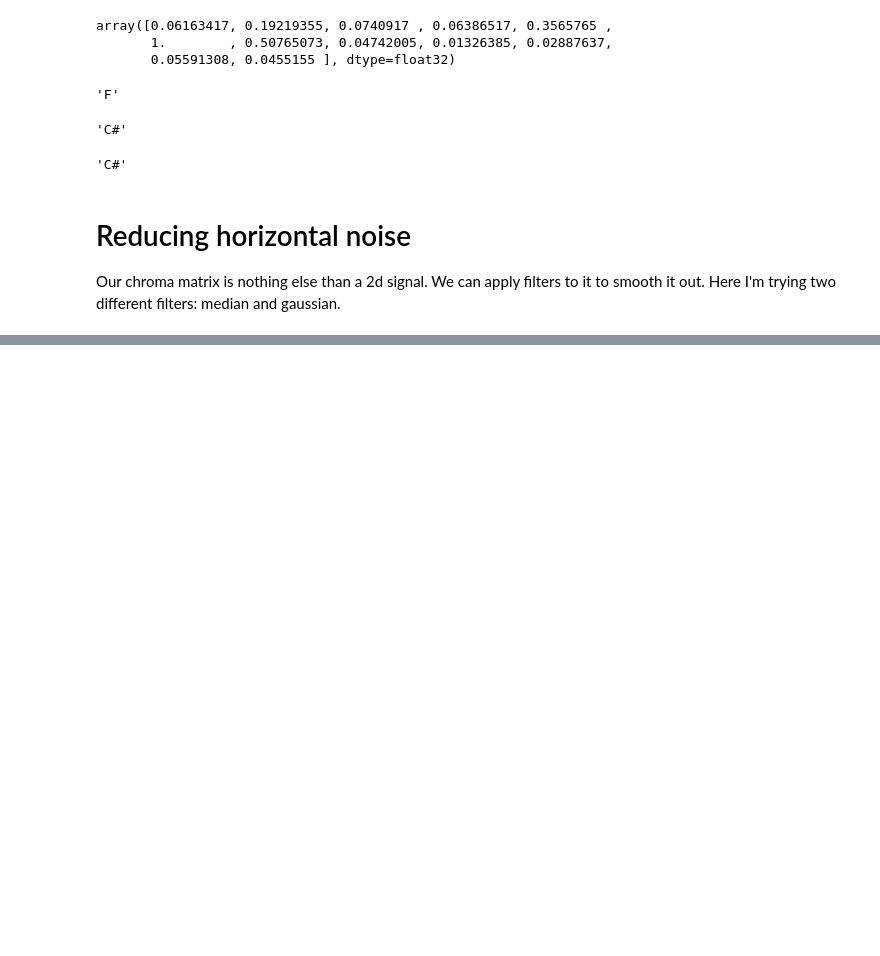
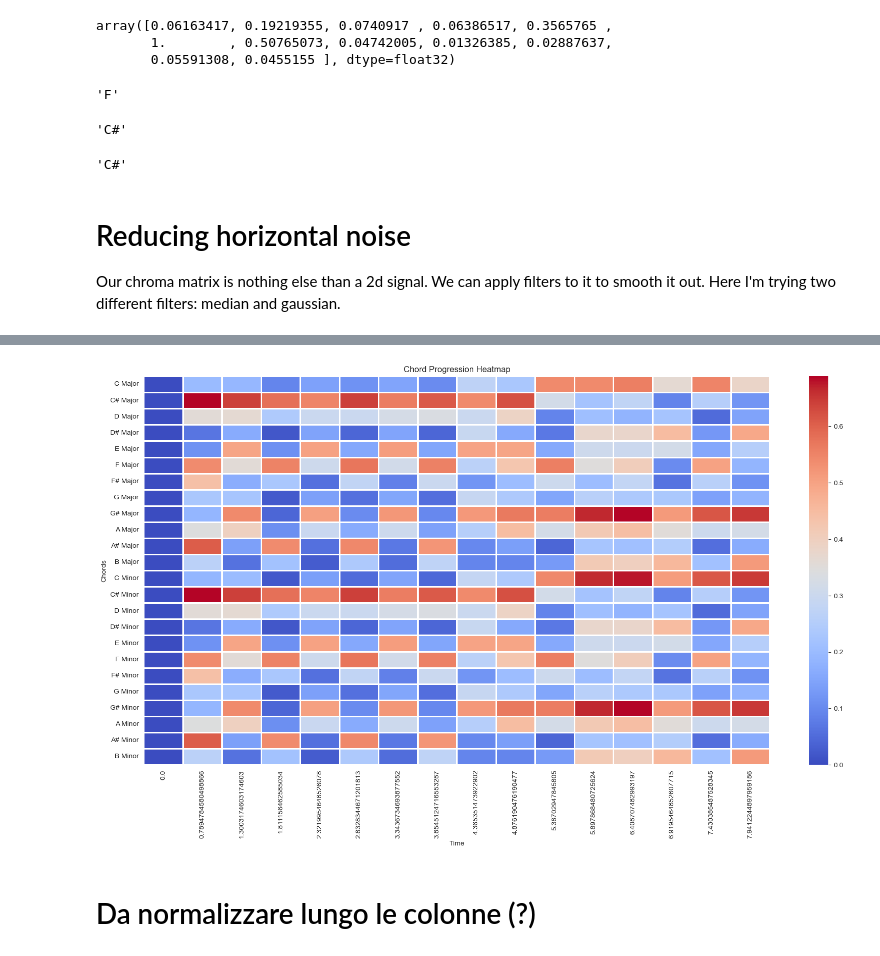
Before and after one commit to BacobaxUnitn/progetto_SIV, a Jupyter notebook: using_librosa.ipynb, the cells around one changed output, grey strips where cells are left out. Cells and saved outputs as stored; diff of their text form; code cells hidden in the pictures; blank space fills up the shorter version.

```diff
--- a/using_librosa.ipynb
+++ b/using_librosa.ipynb
@@ -585,0 +475,3 @@ Playing: F, Notes: [65, 69, 72], Start: 358.35, End: 363.72
+# %%
+df = filter_chord_df(df)
+df
@@ -585,0 +492,39 @@ Playing: F, Notes: [65, 69, 72], Start: 358.35, End: 363.72
+# %%
+import seaborn as sns
+def plot_chord_heatmap(df, window:(int,int)=None):
+
+    time_df = df.set_index("time", inplace=False)
+
+    if window is not None:
+            start, end = window
+            time_df = time_df.loc[start:end]
+
+    plt.figure(figsize=(20, 10))  # Set figure size
+    sns.heatmap(time_df.T, cmap="coolwarm", annot=False, linewidths=1)
+
+    # Add labels and title
+    plt.xlabel("Time")
+    plt.ylabel("Chords")
+    plt.title("Chord Progression Heatmap")
+
+    plt.show()
+#plot_chord_heatmap(df, window=(10, 20))
+# %%
+
+def tempo_and_duration(signal, sr):
+    tempo, beats = librosa.beat.beat_track(y=signal, sr=sr)
+    beat_times = librosa.frames_to_time(beats, sr=sr)
+    beat_duration = 60 / tempo  # Seconds per beat
+    return tempo, beat_times, beat_duration
+
+_, _, beat_duration = tempo_and_duration(y, sr)
+period = hop_size / sr  # Seconds per column
+how_many_samples_in_a_beat = int(beat_duration / period)
+# %%
+sampled_df = df.iloc[::how_many_samples_in_a_beat]
+# %%
+plot_chord_heatmap(sampled_df, window=(0, 8))
+# %% [output]
+[figure, added]
+# %% [markdown]
+# Da normalizzare lungo le colonne (?)
```
Also changed, not shown: parts of 27 cells of this notebook.
